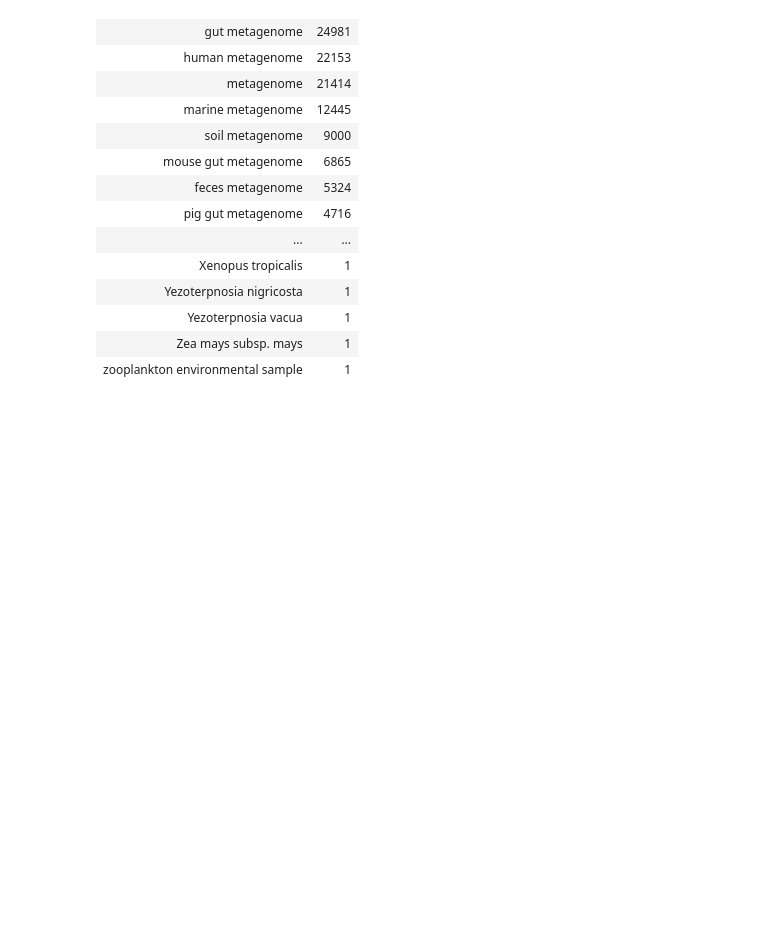
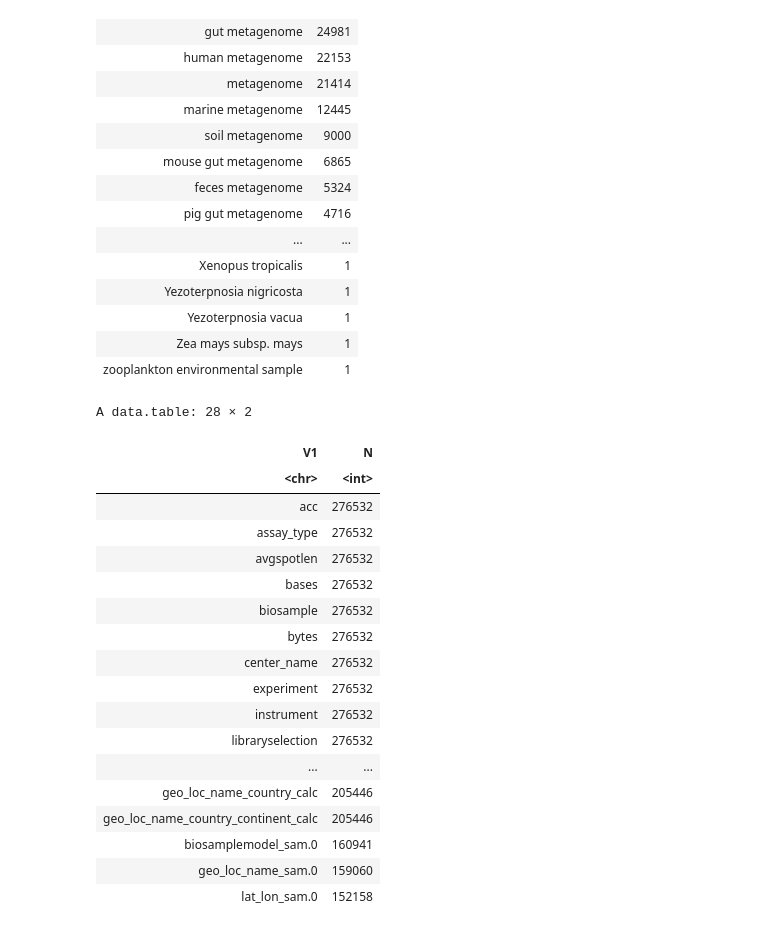
Before and after one commit to wwood/sandpiper, a Jupyter notebook: metadata_inspection.ipynb, the cells around one changed output. Cells and saved outputs as stored; diff of their text form; code cells hidden in the pictures; blank space fills up the shorter version.

```diff
--- a/metadata_inspection.ipynb
+++ b/metadata_inspection.ipynb
@@ -131,3 +128,25 @@ A data.table: 3494 × 2
 | Yezoterpnosia vacua | 1 |
 | Zea mays subsp. mays | 1 |
 | zooplankton environmental sample | 1 |
+# %%
+data.table(table(d$attribute_name))[order(-N)][N>150000]
+# %% [output]
+A data.table: 28 × 2
+| V1 | N |
+| <chr> | <int> |
+| acc | 276532 |
+| assay_type | 276532 |
+| avgspotlen | 276532 |
+| bases | 276532 |
+| biosample | 276532 |
+| bytes | 276532 |
+| center_name | 276532 |
+| experiment | 276532 |
+| instrument | 276532 |
+| libraryselection | 276532 |
+| ... | ... |
+| geo_loc_name_country_calc | 205446 |
+| geo_loc_name_country_continent_calc | 205446 |
+| biosamplemodel_sam.0 | 160941 |
+| geo_loc_name_sam.0 | 159060 |
+| lat_lon_sam.0 | 152158 |
```
Also changed, not shown: parts of 6 cells of this notebook.
